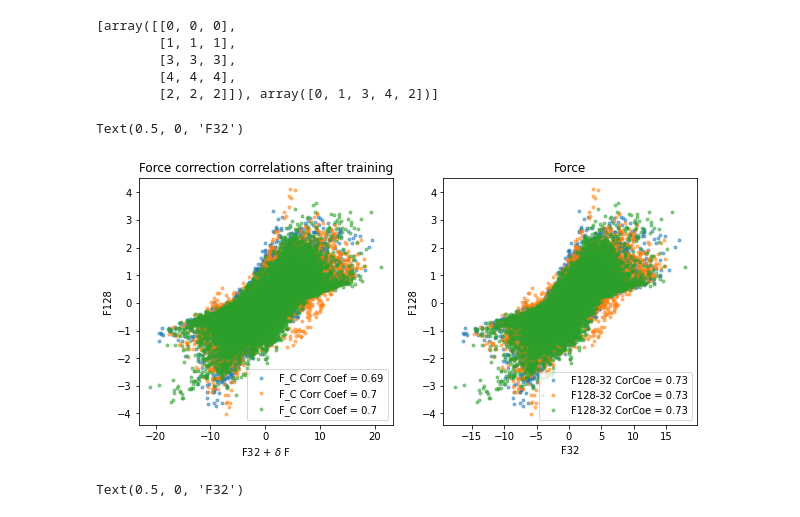
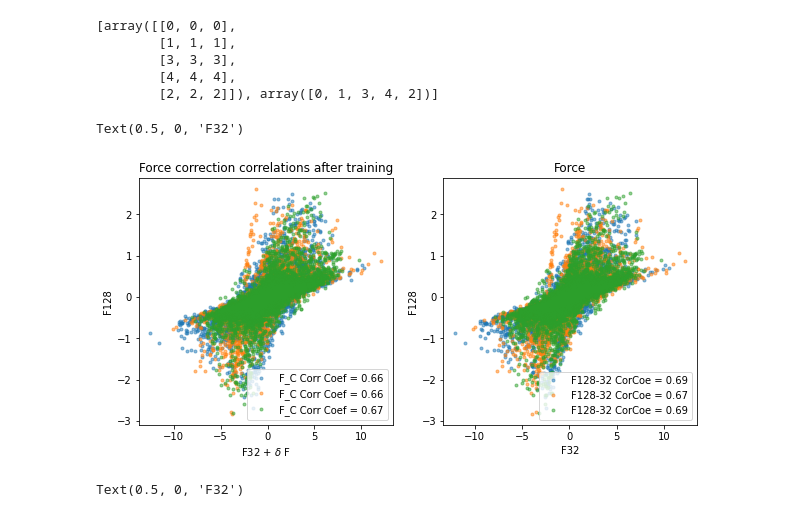
Before and after one commit to SumeetChougule/PM-HR, a Jupyter notebook: experiments/Force_correction.ipynb, the cells around one changed output. Saved outputs shown, nothing was run; the diff lists cells and outputs as text; code cells hidden in the pictures.

```diff
--- a/experiments/Force_correction.ipynb
+++ b/experiments/Force_correction.ipynb
@@ -658,7 +684,7 @@ Min loss is 1.8386528491973877
 # %%
 # Forward prop after training
-F_prop = model(in_wm)
-f_c = trim(f)+ F_prop
+F_prop = model(in_wm[0])
+f_c = f_b[0][0] + F_prop
 # %%
 F_prop
 # %% [output]
@@ -719,27 +745,27 @@ shuffle(xx,yy)
 # %%
 plt.figure(figsize=(10, 10))
 
 plt.subplot(2,2, 1)
 for d in range(3):
-    plt.plot(f_c[::, d], trim(fb)[::, d], '.', alpha=0.5,label=f'F_C Corr Coef = {np.round(np.corrcoef(f_c[:, d], trim(fb)[:, d])[0,1],2)}')
+    plt.plot(f_c[::, d], fb_b[0][0][::, d], '.', alpha=0.5,label=f'F_C Corr Coef = {np.round(np.corrcoef(f_c[:, d], fb_b[0][0][:, d])[0,1],2)}')
 
 plt.title('Force correction correlations after training')
 plt.legend()
 plt.ylabel('F128')
 plt.xlabel('F32 + $\delta$ F')
 
 
 plt.subplot(2,2, 2)
 for d in range(3):
-    plt.plot(trim(f)[::, d], trim(fb)[::, d], '.', alpha=0.5, label=f'F128-32 CorCoe = {np.round(np.corrcoef(trim(f)[:, d], trim(fb)[:, d])[0,1],2)}' )
+    plt.plot(f_b[0][0][::, d], fb_b[0][0][::, d], '.', alpha=0.5, label=f'F128-32 CorCoe = {np.round(np.corrcoef(f_b[0][0][:, d], fb_b[0][0][:, d])[0,1],2)}' )
 
 plt.title('Force')
 plt.legend()
 plt.ylabel('F128')
 plt.xlabel('F32')
 # %% [output]
 Text(0.5, 0, 'F32')
-[figure, old version]
+[figure, new version]
 # %%
 F_prop = model(in_wm)
 # %%
```
Also changed, not shown: parts of 13 cells of this notebook.
